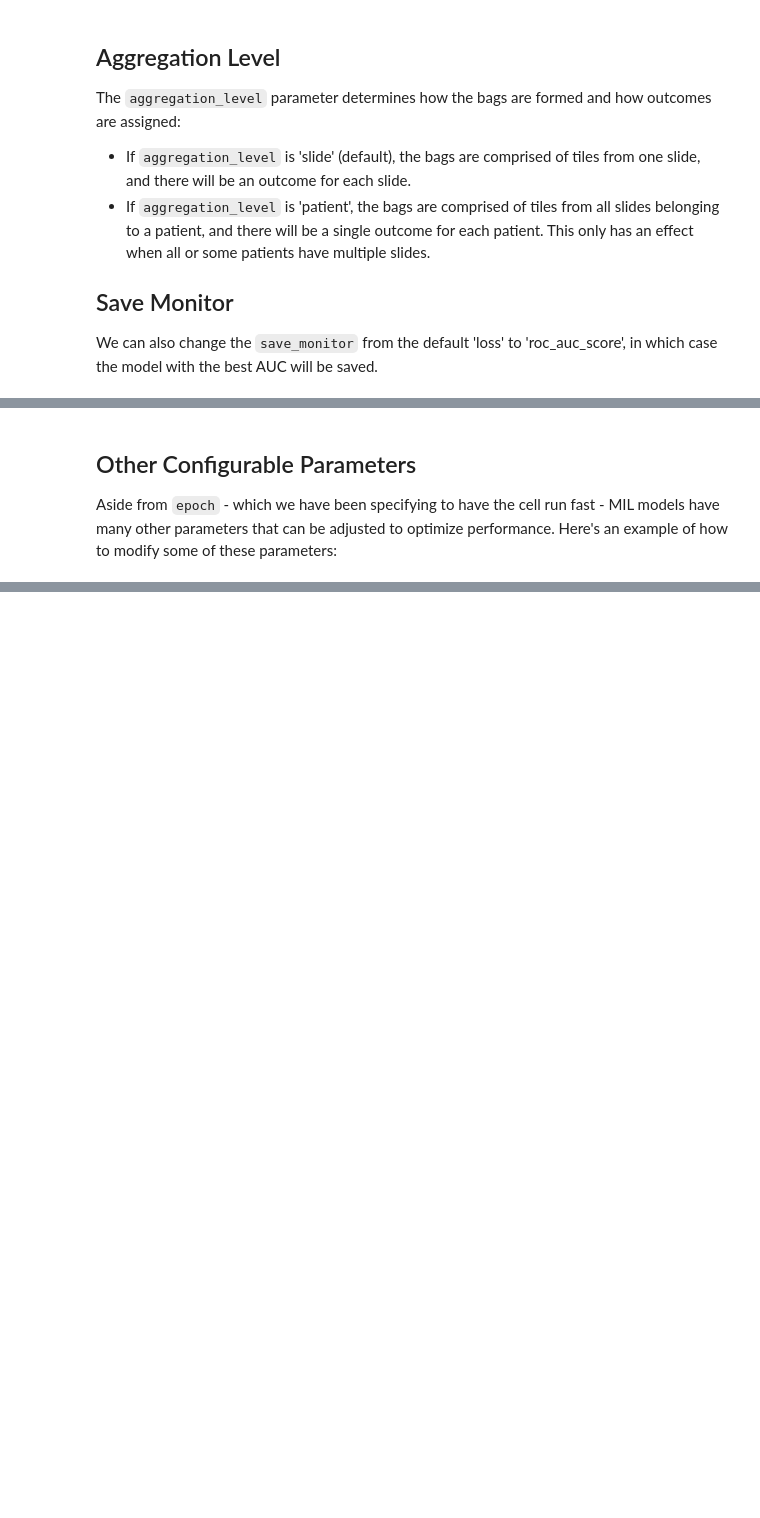
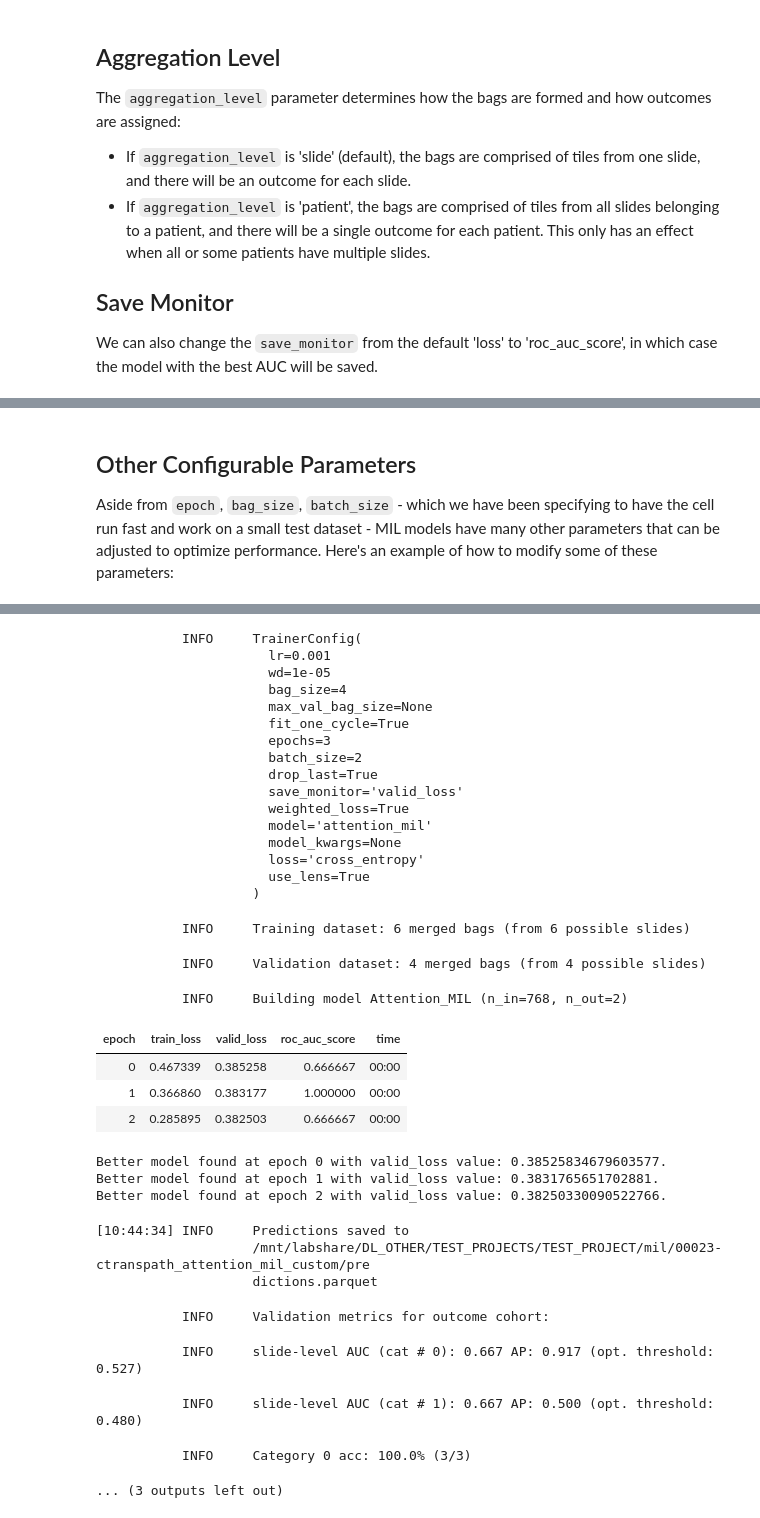
Before and after one commit to pearson-laboratory/slideflow-tutorials, a Jupyter notebook: Slideflow_mil.ipynb, the cells around one changed output, grey strips where cells are left out. Drawn from its saved outputs; the diff is of its cells as text; code cells hidden in the pictures; blank space fills up the shorter version.

```diff
--- a/Slideflow_mil.ipynb
+++ b/Slideflow_mil.ipynb
@@ -160,14 +204,14 @@ Slideflow supports various MIL architectures. Here are some examples:
 
 Let's train models using different architectures:
 # %%
-models = ['attention_mil', 'transmil', 'clam_sb']
+models = ['transmil', 'attention_mil']
 
 for model in models:
-    config = mil_config(model, epochs=2)
+    config = mil_config(model, bag_size=4, batch_size=2, epochs=2)
     P.train_mil(
         config=config,
         exp_label=f'{extractor}_{model}',
-        outcomes='adsq',
+        outcomes='cohort',
         train_dataset=train_dataset,
         val_dataset=val_dataset,
         bags=project_root + f'/features/{extractor}/torch'
@@ -184,17 +263,18 @@ The `aggregation_level` parameter determines how the bags are formed and how out
 
 We can also change the `save_monitor` from the default 'loss' to 'roc_auc_score', in which case the model with the best AUC will be saved.
 # %%
+model = 'attention_mil'
 config = mil_config(
-    model,
-    epochs=2,
-    aggregation_level='patient',
+    model, bag_size=4, batch_size=2, epochs=2,
+
+    # aggregation_level='patient',
     save_monitor='roc_auc_score'
 )
 
 P.train_mil(
     config=config,
     exp_label=f'{extractor}_{model}_patient_auc',
-    outcomes='adsq',
+    outcomes='cohort',
     train_dataset=train_dataset,
     val_dataset=val_dataset,
     bags=project_root + f'/features/{extractor}/torch'
@@ -205,7 +318,8 @@ P.train_mil(
 # %% [markdown]
 ## Other Configurable Parameters
 
-Aside from `epoch` - which we have been specifying to have the cell run fast -
+Aside from `epoch`, `bag_size`, `batch_size` - which we have been specifying to
+have the cell run fast and work on a small test dataset -
 MIL models have many other parameters that can be adjusted to optimize performance.
 Here's an example of how to modify some of these parameters:
 # %%
@@ -220,8 +334,9 @@ config = mil_config(
 P.train_mil(
     config=config,
     exp_label=f'{extractor}_{model}_custom',
-    outcomes='adsq',
+    outcomes='cohort',
     train_dataset=train_dataset,
     val_dataset=val_dataset,
     bags=project_root + f'/features/{extractor}/torch'
 )
+# %% [output]
@@ -227,0 +344,34 @@ P.train_mil(
+           INFO     TrainerConfig(
+                      lr=0.001
+                      wd=1e-05
+                      bag_size=4
+                      max_val_bag_size=None
+                      fit_one_cycle=True
+                      epochs=3
+                      batch_size=2
+                      drop_last=True
+                      save_monitor='valid_loss'
+                      weighted_loss=True
+                      model='attention_mil'
+                      model_kwargs=None
+                      loss='cross_entropy'
+                      use_lens=True
+                    )
+           INFO     Training dataset: 6 merged bags (from 6 possible slides)
+           INFO     Validation dataset: 4 merged bags (from 4 possible slides)
+           INFO     Building model Attention_MIL (n_in=768, n_out=2)
+| epoch | train_loss | valid_loss | roc_auc_score | time |
+| 0 | 0.467339 | 0.385258 | 0.666667 | 00:00 |
+| 1 | 0.366860 | 0.383177 | 1.000000 | 00:00 |
+| 2 | 0.285895 | 0.382503 | 0.666667 | 00:00 |
+Better model found at epoch 0 with valid_loss value: 0.38525834679603577.
+Better model found at epoch 1 with valid_loss value: 0.3831765651702881.
+Better model found at epoch 2 with valid_loss value: 0.38250330090522766.
+[10:44:34] INFO     Predictions saved to
+                    /mnt/labshare/DL_OTHER/TEST_PROJECTS/TEST_PROJECT/mil/00023-ctranspath_attention_mil_custom/pre
+                    dictions.parquet
+           INFO     Validation metrics for outcome cohort:
+           INFO     slide-level AUC (cat # 0): 0.667 AP: 0.917 (opt. threshold: 0.527)
+           INFO     slide-level AUC (cat # 1): 0.667 AP: 0.500 (opt. threshold: 0.480)
+           INFO     Category 0 acc: 100.0% (3/3)
+... (3 outputs left out)
```
Also changed, not shown: parts of 11 cells of this notebook.
